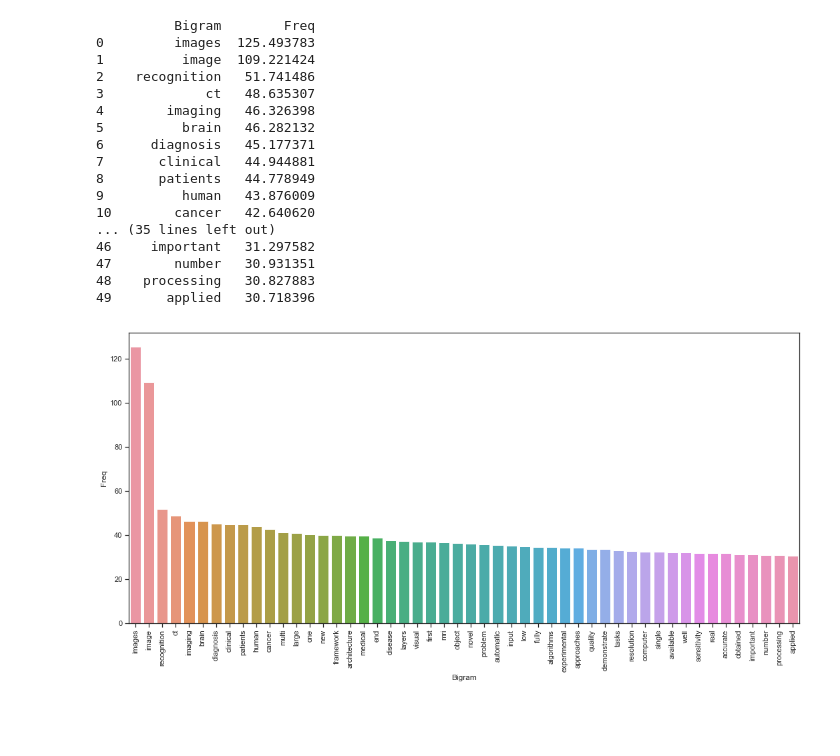
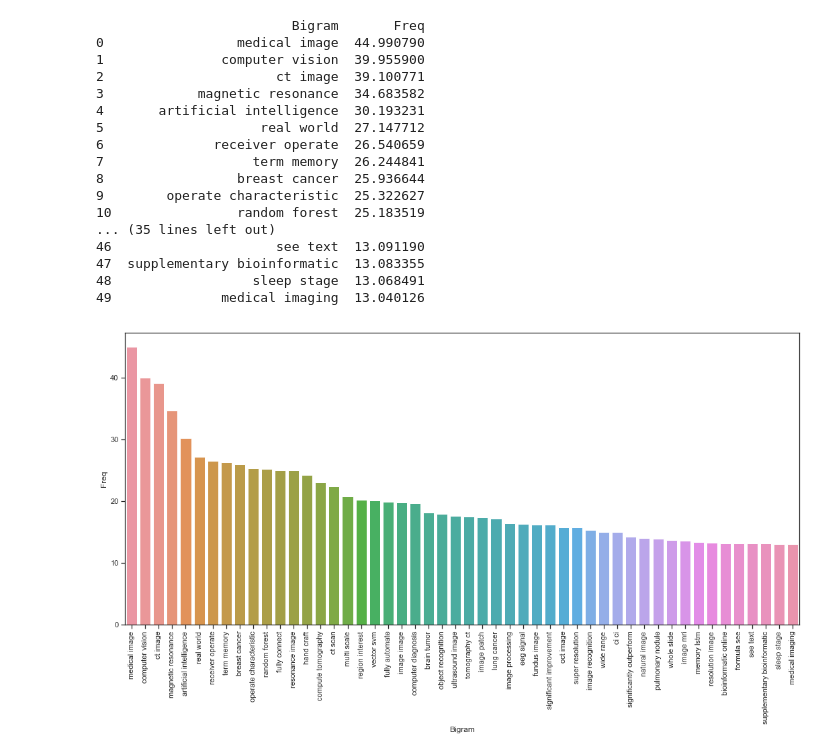
Before and after one commit to htanjore/convolutional-neural-network-in-BioScience-pubmed, a Jupyter notebook: notebooks/LDA_Topic_model.ipynb, the cells around one changed output. Cells and saved outputs as stored; diff of their text form; code cells hidden in the pictures; blank space fills up the shorter version.

```diff
--- a/notebooks/LDA_Topic_model.ipynb
+++ b/notebooks/LDA_Topic_model.ipynb
@@ -105,0 +109,31 @@ plt.show()
+# %%
+stop_words = stopwords.words('english')
+print(len(stop_words))
+remove_words = ['overall', 'perform','attempts', 'model','use', 'calculating','performance','trainable',
+                'data','result','representations','using','limited','used','feature','proposed','evaluate'
+                ,'performance','algorithm','lr','ext','respective','respectively', 'accuracy', 'relatively'
+                ,'small','challenge','validation','layer','better','three','detection','show','cnn','li',
+                'small','show','development','training','transfer','twos','cnns','pre','auroc','two','method',
+                'parameters','segmentation','convolutional', 'neural', 'network', 'show','task','compare',
+                'state','study', 'retrospective', 'datum','prediction','art','require', 'focus', 'base',
+                'approach', 'paper', 'present', 'fall', 'due', 'recent', 'exponential', 'increase','analysis',
+                'analysis','specificity','basis', 'function', 'kernel', 'area', 'curve', 'auc', 'may',
+                'useful','explore', 'two', 'different','test','models','system','deep', 'learning',
+                'approach','require','may', 'useful','information', 'basis','obtain','methods','achieve',
+                'level','al', 'research', 'grid', 'also','features', 'techniques', 'hard', 'parameter',
+                'sharing', 'cross', 'stitch', 'train', 'word', 'level', 'however','search', 'currently',
+                'trained','article','analytic','datasets','fold', 'cross', 'propose','compared','based',
+                'classification','results','dataset','multiple', 'time','architecture','end', 'sensitivity',
+                'specificity','proive','representation','input','technique','large','work','improve','layers',
+                'set','learn','experiment','achieved','information','machine','offers', 'high','networks',
+                'superior', 'classification', 'accuracy', 'for', 'automated', 'coding', 'support', 'aid', 'address',
+               'available','https','important','role', 'application','good','rate','field','new','tool',
+               'subject','value','map','quality','application','provide','one','mr', 'false','positive','tune','fine',
+                'github','com','precision','recall','long','short','gold', 'standard','problem','demonstrate','apply',
+                'well','truth','ground','similarity','coefficient']
+
+#identifies and removes duplicates and returns a lits of words
+remove_words= list(set(remove_words))
+stop_words.extend(remove_words)
+print(len(remove_words))
+print(len(stop_words))
@@ -106,7 +144,6 @@ plt.show()
 # %%
-#cnn_abstract.clean_text= cnn_abstract.clean_text.str.split()
-#cnn_abstract['clean_text'] = data_words.apply(lambda x: " ".join(x for x in x.split() if x not in stop_words))
 def remove_stopwords(texts):
     return [[word for word in simple_preprocess(str(doc)) if word not in stop_words] for doc in texts]
+minus_stopwords = remove_stopwords(clean_text)
-# %%
-minus_stopwords = remove_stopwords(words_text)
+# %%
+clean_text = [" ".join(x) for x in minus_stopwords]
@@ -113,47 +162,46 @@ minus_stopwords = remove_stopwords(words_text)
 # %%
 #Most frequently occuring bigrams in the data. plot both bar plot and word cloud of bigrams in the data
 def top_bi_grams(clean_text, n=None):
-
-
-    vectorizer = TfidfVectorizer(ngram_range = (1,2), min_df = 5,stop_words=stop_words).fit(clean_text)
+    clean_text = [" ".join(x) for x in minus_stopwords]
+    vectorizer = TfidfVectorizer(ngram_range = (2,2), min_df = 5,stop_words=stop_words).fit(clean_text)
     bows = vectorizer.transform(clean_text)
     sumwords = bows.sum(axis=0)
     words_freq = [(word, sumwords[0, idx]) for word, idx in
                   vectorizer.vocabulary_.items()]
     words_freq =sorted(words_freq, key = lambda x: x[1],
                 reverse=True)
     return words_freq[:n]
 
 top_bigrams = top_bi_grams(clean_text, n=50)
 top_bigrams_df = pd.DataFrame(top_bigrams)
 top_bigrams_df.columns=["Bigram", "Freq"]
 print(top_bigrams_df)
 
 #Barplot of most freq Bi-grams
 sns.set(rc={'figure.figsize':(18,8)}, style ='white' )
 sns.set_style("ticks")
 
 h=sns.barplot(x="Bigram", y="Freq", data=top_bigrams_df)
 h.set_xticklabels(h.get_xticklabels(), rotation=90);
 # %% [output]
-          Bigram        Freq
-0         images  125.493783
-1          image  109.221424
-2    recognition   51.741486
-3             ct   48.635307
-4        imaging   46.326398
-5          brain   46.282132
-6      diagnosis   45.177371
-7       clinical   44.944881
-8       patients   44.778949
-9          human   43.876009
-10        cancer   42.640620
+                         Bigram       Freq
+0                 medical image  44.990790
+1               computer vision  39.955900
+2                      ct image  39.100771
+3            magnetic resonance  34.683582
+4       artificial intelligence  30.193231
+5                    real world  27.147712
+6              receiver operate  26.540659
+7                   term memory  26.244841
+8                 breast cancer  25.936644
+9        operate characteristic  25.322627
+10                random forest  25.183519
 ... (35 lines left out)
-46     important   31.297582
-47        number   30.931351
-48    processing   30.827883
-49       applied   30.718396
+46                     see text  13.091190
+47  supplementary bioinformatic  13.083355
+48                  sleep stage  13.068491
+49              medical imaging  13.040126
-[figure, old version]
+[figure, new version]
 # %%
 bigrams = {}
 for w, x in top_bigrams_df.values:
```
Also changed, not shown: parts of 23 cells of this notebook, 2 other files.
